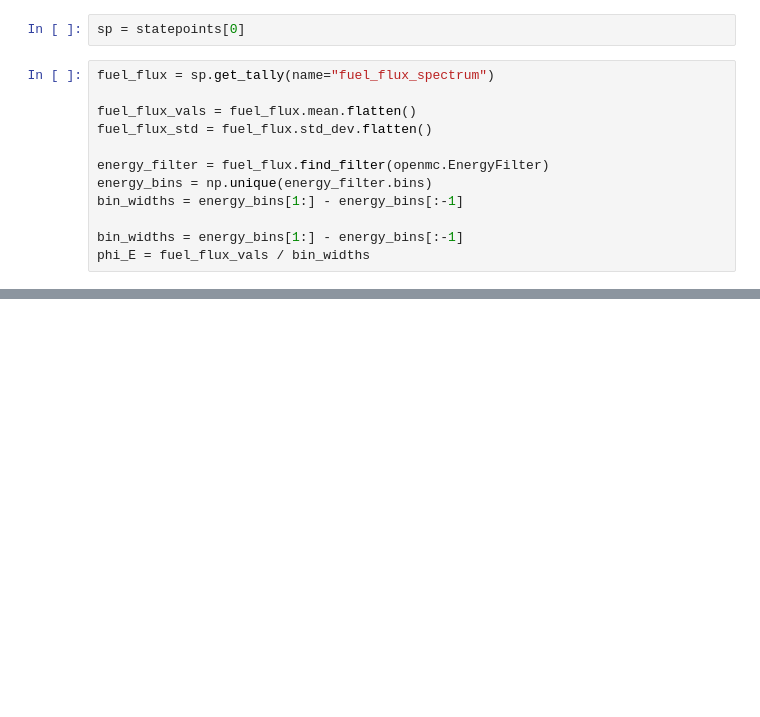
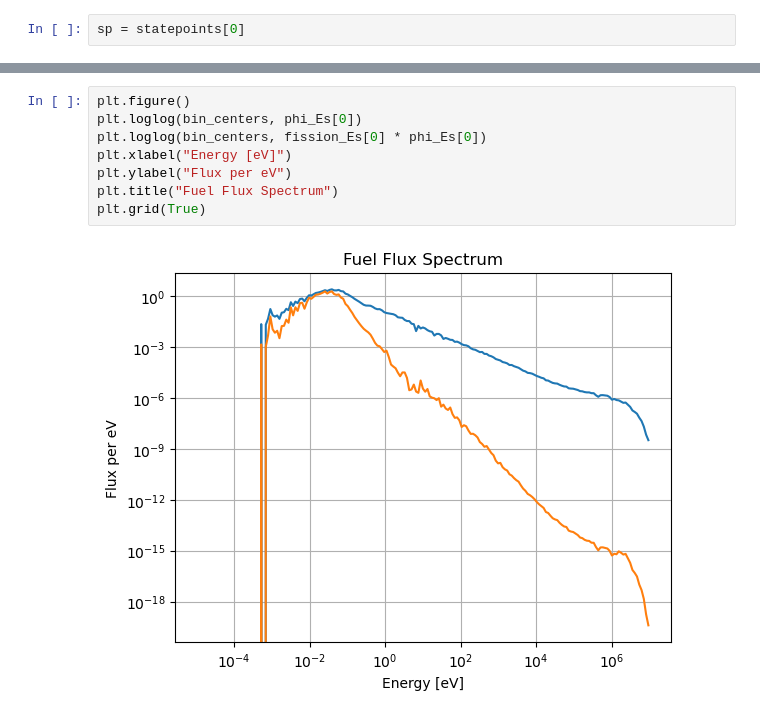
Before and after one commit to ethanmohr235/reactor-optimization, a Jupyter notebook: 04_analysis/notebooks/ex_01_analysis.ipynb, the cells around one changed output, grey strips where cells are left out. Drawn from its saved outputs; the diff is of its cells as text; blank space fills up the shorter version.

```diff
--- a/04_analysis/notebooks/ex_01_analysis.ipynb
+++ b/04_analysis/notebooks/ex_01_analysis.ipynb
@@ -18,16 +16,4 @@ for run_dir in run_dirs:
 # %%
 sp = statepoints[0]
-# %%
-fuel_flux = sp.get_tally(name="fuel_flux_spectrum")
-
-fuel_flux_vals = fuel_flux.mean.flatten()
-fuel_flux_std = fuel_flux.std_dev.flatten()
-
-energy_filter = fuel_flux.find_filter(openmc.EnergyFilter)
-energy_bins = np.unique(energy_filter.bins)
-bin_widths = energy_bins[1:] - energy_bins[:-1]
-
-bin_widths = energy_bins[1:] - energy_bins[:-1]
-phi_E = fuel_flux_vals / bin_widths
 # %%
 phi_Es = []
@@ -107,0 +108,10 @@ plt.grid(True)
+# %%
+plt.figure()
+plt.loglog(bin_centers, phi_Es[0])
+plt.loglog(bin_centers, fission_Es[0] * phi_Es[0])
+plt.xlabel("Energy [eV]")
+plt.ylabel("Flux per eV")
+plt.title("Fuel Flux Spectrum")
+plt.grid(True)
+# %% [output]
+[figure, added]
```
Also changed, not shown: parts of 6 cells of this notebook, 2 other files.
